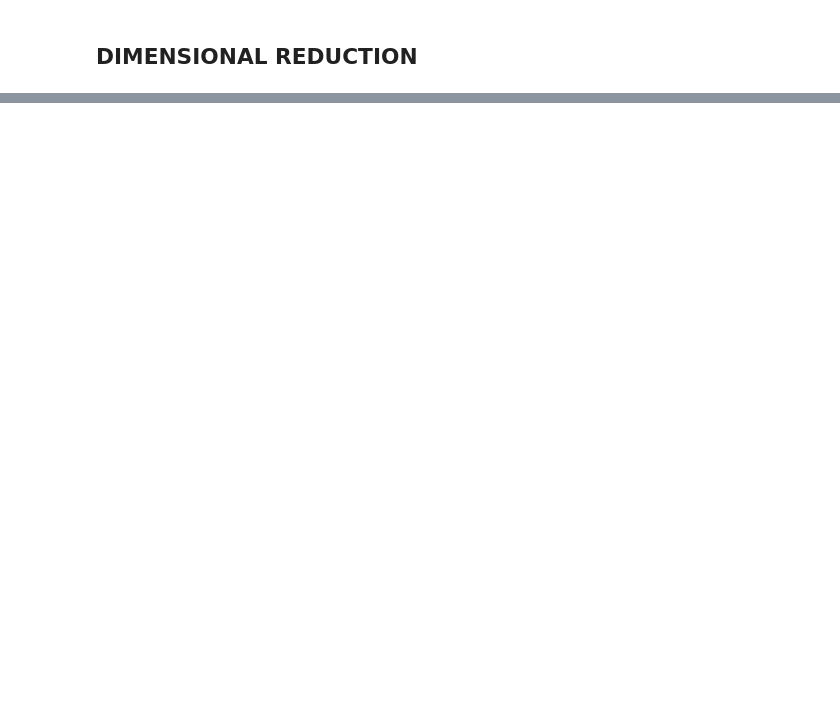
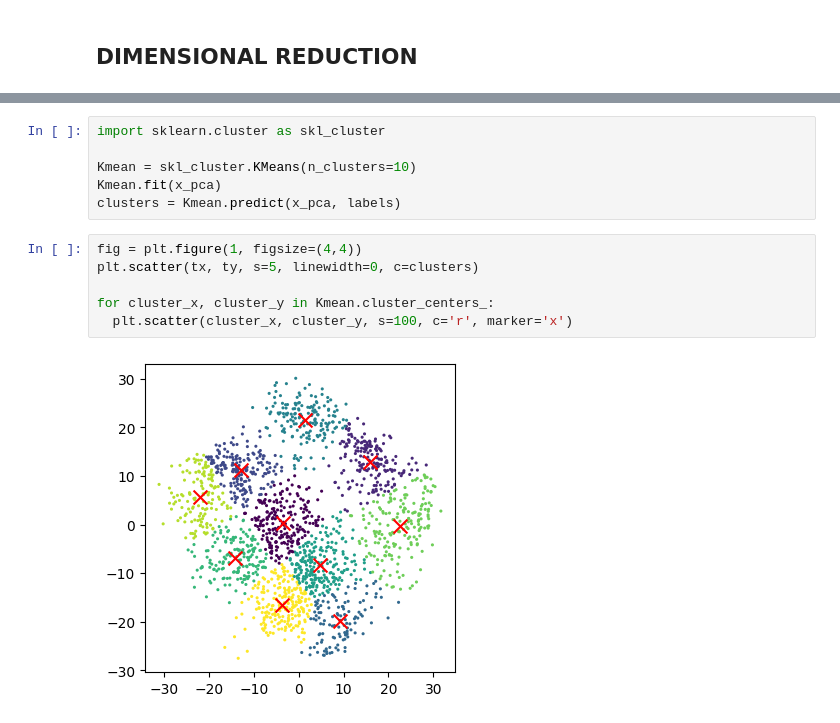
Before and after one commit to MaxDangVu136/ml_carpentry_workshop_2023, a Jupyter notebook: ml_carpentry_workshop_day2_unsupervised.ipynb, the cells around one changed output, grey strips where cells are left out. Drawn from its saved outputs; the diff is of its cells as text; blank space fills up the shorter version.

```diff
--- a/ml_carpentry_workshop_day2_unsupervised.ipynb
+++ b/ml_carpentry_workshop_day2_unsupervised.ipynb
@@ -111,0 +146,14 @@ Name: target, Length: 1797, dtype: int64
+# %%
+import sklearn.cluster as skl_cluster
+
+Kmean = skl_cluster.KMeans(n_clusters=10)
+Kmean.fit(x_pca)
+clusters = Kmean.predict(x_pca, labels)
+# %%
+fig = plt.figure(1, figsize=(4,4))
+plt.scatter(tx, ty, s=5, linewidth=0, c=clusters)
+
+for cluster_x, cluster_y in Kmean.cluster_centers_:
+  plt.scatter(cluster_x, cluster_y, s=100, c='r', marker='x')
+# %% [output]
+[figure, added]
```
Also changed, not shown: parts of 7 cells of this notebook.
